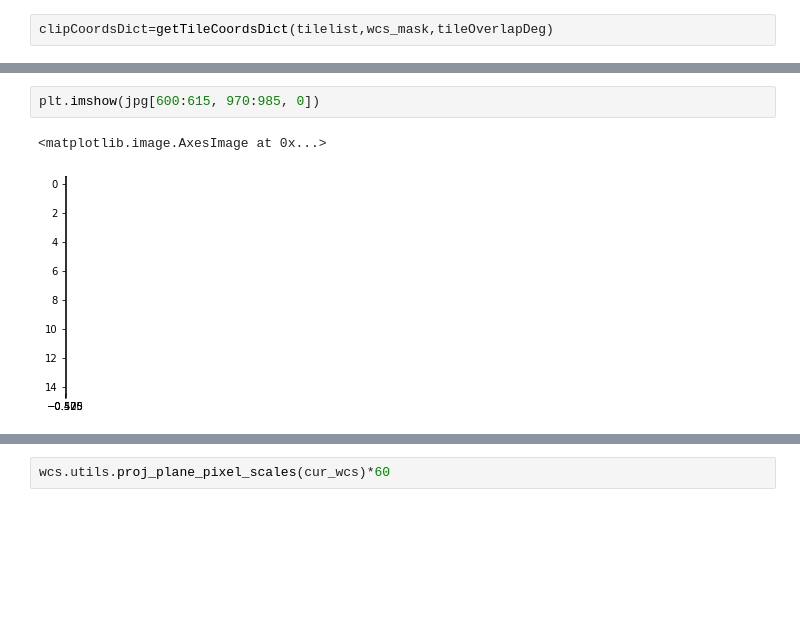
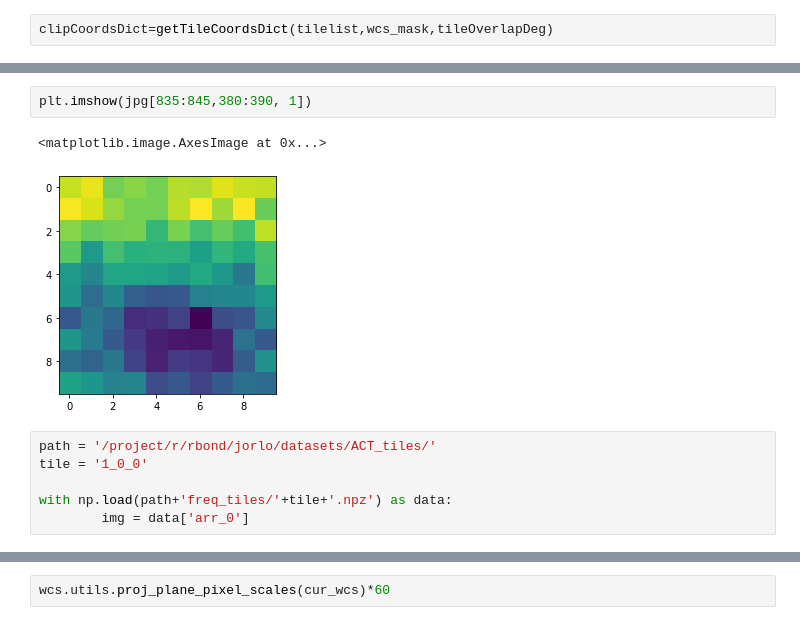
Before and after one commit to Sulla2012/ml-clusters, a Jupyter notebook: stamper_full.ipynb, the cells around one changed output, grey strips where cells are left out. Drawn from its saved outputs; the diff is of its cells as text; blank space fills up the shorter version.

```diff
--- a/stamper_full.ipynb
+++ b/stamper_full.ipynb
@@ -118,5 +158,11 @@ plt.colorbar()
-# %%
-plt.imshow(jpg[600:615, 970:985, 0])
-# %% [output]
-<matplotlib.image.AxesImage at 0x...>
-[figure, removed]
+# %%
+plt.imshow(jpg[835:845,380:390, 1])
+# %% [output]
+<matplotlib.image.AxesImage at 0x...>
+[figure, added]
+# %%
+path = '/project/r/rbond/jorlo/datasets/ACT_tiles/'
+tile = '1_0_0'
+
+with np.load(path+'freq_tiles/'+tile+'.npz') as data:
+        img = data['arr_0']
```
Also changed, not shown: parts of 10 cells of this notebook, 3 other files.
